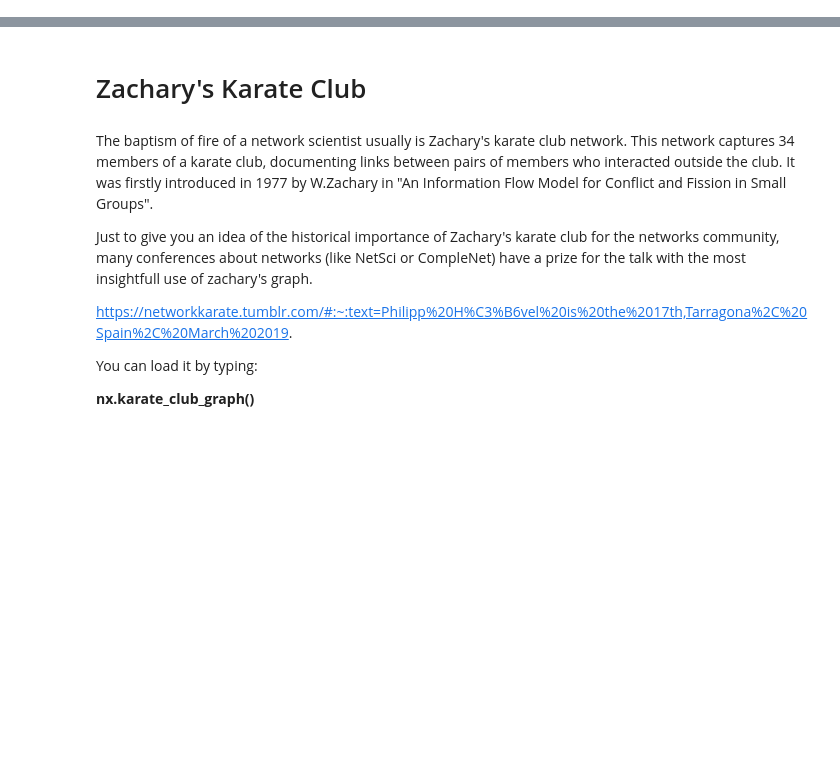
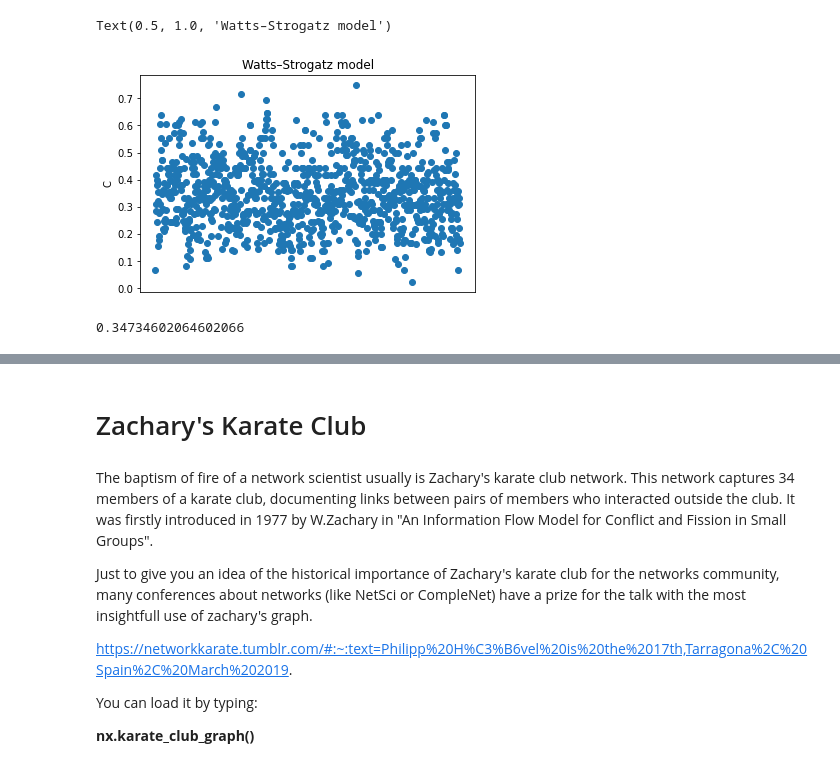
Before and after one commit to MatteoSerafino/Python-Networks, a Jupyter notebook: part_2_Real_World_Networks.ipynb, the cells around one changed output, grey strips where cells are left out. Cells and saved outputs as stored; diff of their text form; code cells hidden in the pictures; blank space fills up the shorter version.

```diff
--- a/part_2_Real_World_Networks.ipynb
+++ b/part_2_Real_World_Networks.ipynb
@@ -5,0 +153,14 @@ import numpy as np
+# %%
+nodes_clustering_coefficent=nx.clustering(ws)
+# %%
+plt.plot(list(nodes_clustering_coefficent.values()),'o')
+plt.ylabel('C', fontsize=10)
+plt.xticks([])
+plt.title('Watts–Strogatz model')
+# %% [output]
+Text(0.5, 1.0, 'Watts–Strogatz model')
+[figure, added]
+# %%
+np.mean(list(nodes_clustering_coefficent.values()))
+# %% [output]
+0.34734602064602066
```
Also changed, not shown: parts of 46 cells of this notebook.
